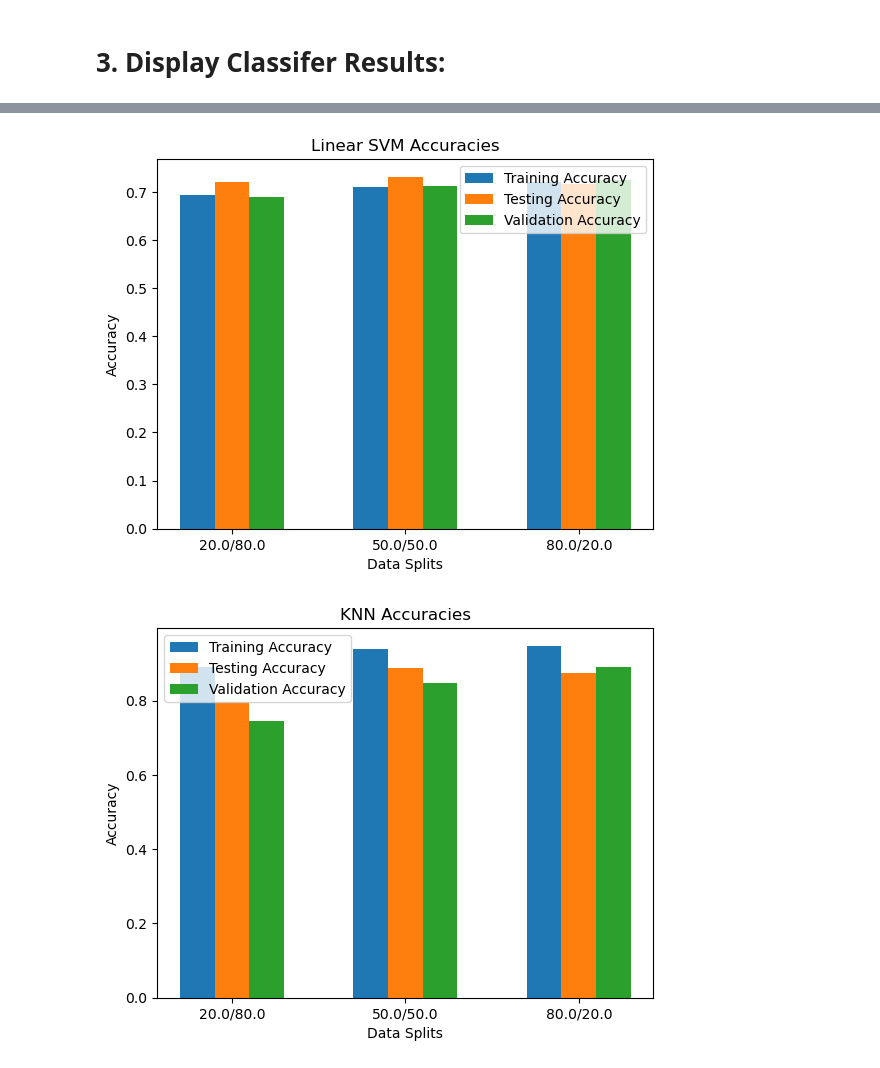
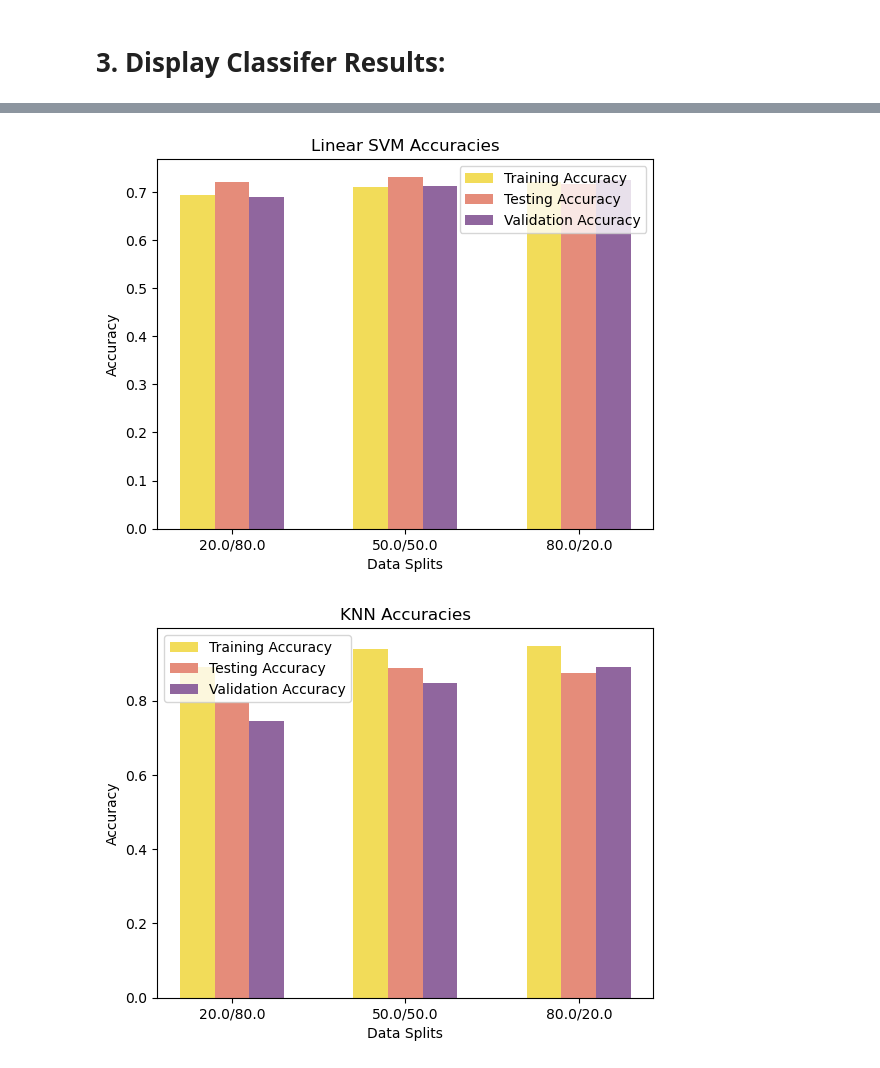
Before and after one commit to d1solis/Machine-Learning-Project, a Jupyter notebook: CarEvaluation.ipynb, the cells around one changed output, grey strips where cells are left out. Drawn from its saved outputs; the diff is of its cells as text; code cells hidden in the pictures.

```diff
--- a/CarEvaluation.ipynb
+++ b/CarEvaluation.ipynb
@@ -117,26 +117,26 @@ Split: 50.0/50.0
 # %%
 # Visualize accuracy results with bar charts
 for classifier_name, classifier_results in results.items():
     train_accuracies = [result['Training Accuracy'] for result in classifier_results]
     test_accuracies = [result['Testing Accuracy'] for result in classifier_results]
     validation_accuracies = [result['Validation Accuracy'] for result in classifier_results]
 
     splits = [result['Train Size'] for result in classifier_results]
 
     # Create a bar chart for each classifier
     bar_width = 0.2
     index = np.arange(len(splits))
 
-    plt.bar(index, train_accuracies, bar_width, label='Training Accuracy')
-    plt.bar(index + bar_width, test_accuracies, bar_width, label='Testing Accuracy')
-    plt.bar(index + 2*bar_width, validation_accuracies, bar_width, label='Validation Accuracy')
+    plt.bar(index, train_accuracies, bar_width, label='Training Accuracy', color='#f2dc59')
+    plt.bar(index + bar_width, test_accuracies, bar_width, label='Testing Accuracy', color='#e58c7a')
+    plt.bar(index + 2*bar_width, validation_accuracies, bar_width, label='Validation Accuracy', color='#90669e')
 
     plt.xlabel('Data Splits')
     plt.ylabel('Accuracy')
     plt.title(f'{classifier_name} Accuracies')
     plt.xticks(index + bar_width, splits)
     plt.legend()
     plt.show()
 # %% [output]
-[figure, old version]
+[figure, new version]
-[figure, old version]
+[figure, new version]
```
Also changed, not shown: parts of 1 cell of this notebook.
